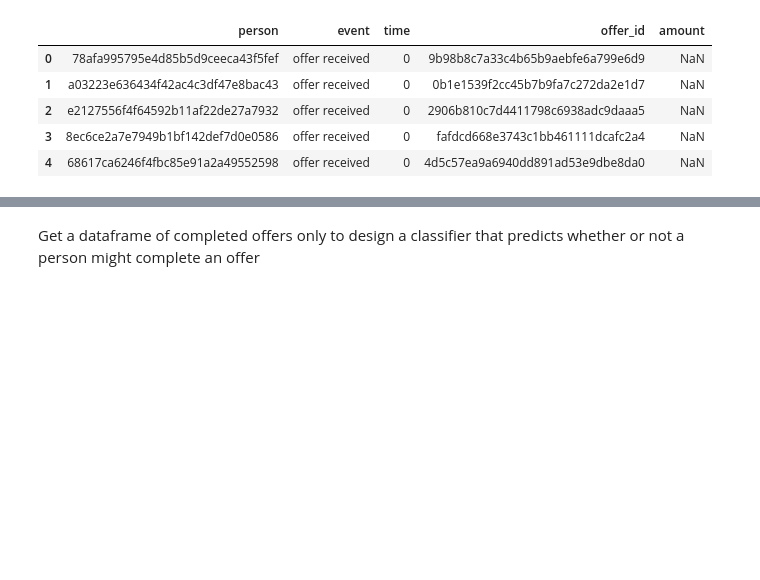
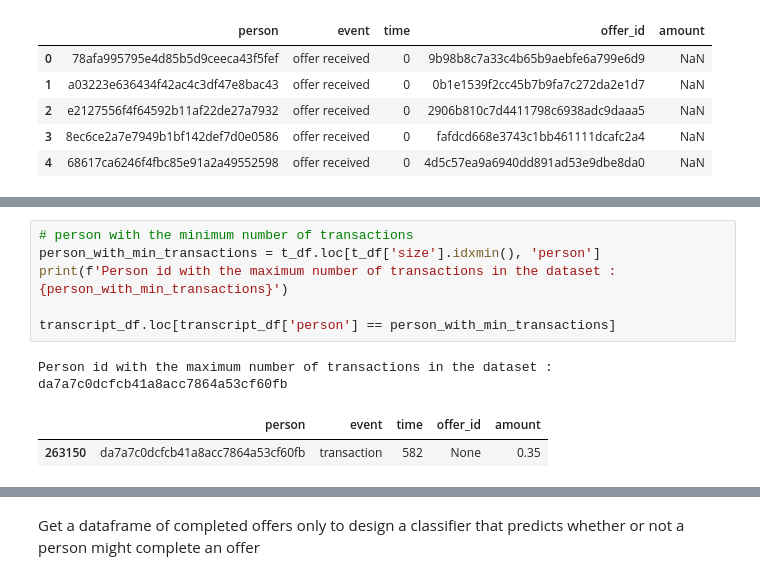
Before and after one commit to Moodrammer/ml-model-sagemaker-capstone, a Jupyter notebook: Starbucks_Capstone_notebook.ipynb, the cells around one changed output, grey strips where cells are left out. Cells and saved outputs as stored; diff of their text form; blank space fills up the shorter version.

```diff
--- a/Starbucks_Capstone_notebook.ipynb
+++ b/Starbucks_Capstone_notebook.ipynb
@@ -265,0 +290,10 @@ t_df.get_group(max_person_id)
+# %%
+# person with the minimum number of transactions
+person_with_min_transactions = t_df.loc[t_df['size'].idxmin(), 'person']
+print(f'Person id with the maximum number of transactions in the dataset : {person_with_min_transactions}')
+
+transcript_df.loc[transcript_df['person'] == person_with_min_transactions]
+# %% [output]
+Person id with the maximum number of transactions in the dataset : da7a7c0dcfcb41a8acc7864a53cf60fb
+|  | person | event | time | offer_id | amount |
+| 263150 | da7a7c0dcfcb41a8acc7864a53cf60fb | transaction | 582 | None | 0.35 |
```
Also changed, not shown: parts of 14 cells of this notebook.
